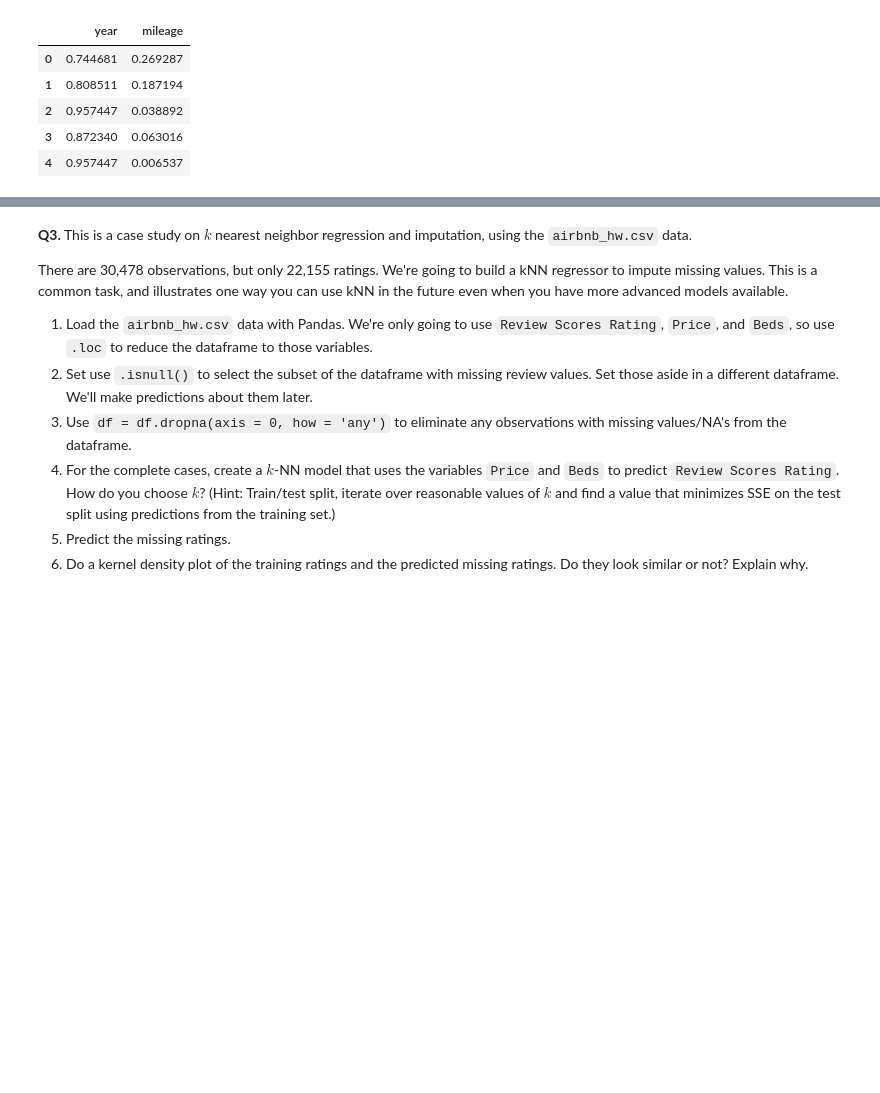
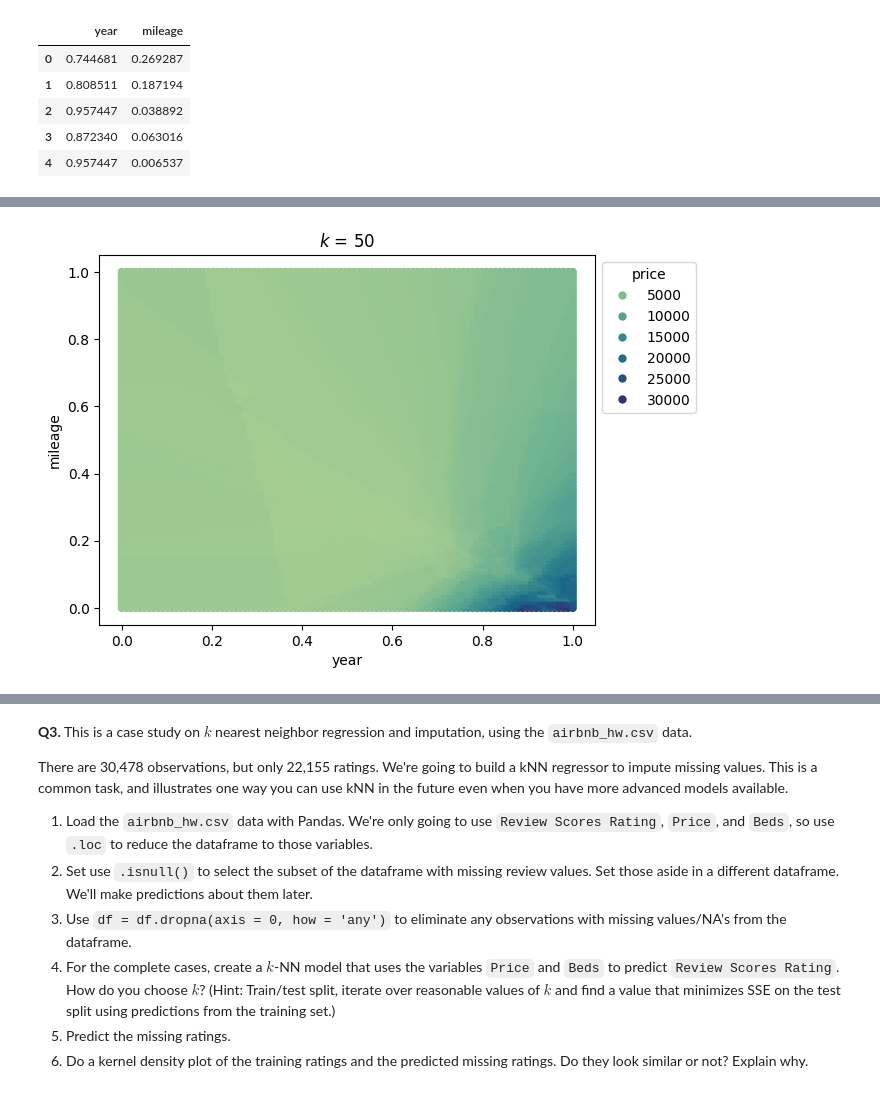
Before and after one commit to eaa3ug/knn_assignment, a Jupyter notebook: assignment_knn.ipynb, the cells around one changed output, grey strips where cells are left out. Saved outputs shown, nothing was run; the diff lists cells and outputs as text; code cells hidden in the pictures; blank space fills up the shorter version.

```diff
--- a/assignment_knn.ipynb
+++ b/assignment_knn.ipynb
@@ -107,0 +143,4 @@ print(knn)
+# %%
+statics(k=50)
+# %% [output]
+[figure, added]
```
Also changed, not shown: parts of 8 cells of this notebook.
